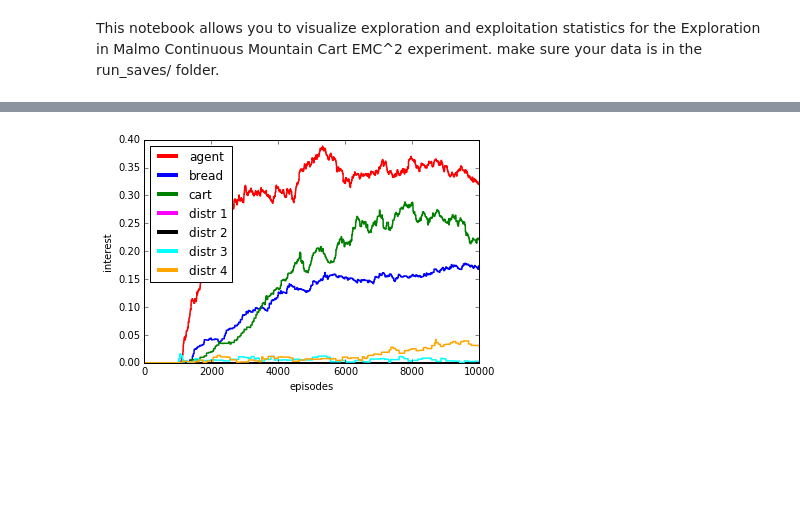
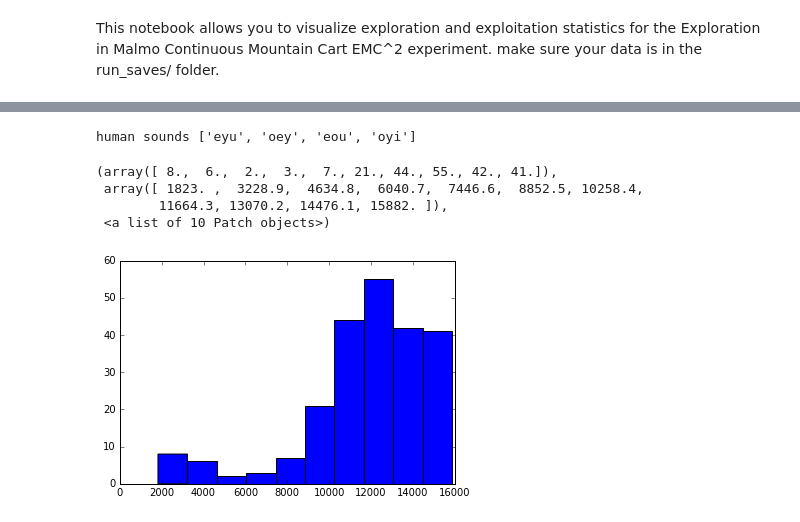
Before and after one commit to flowersteam/pobax_playground, a Jupyter notebook: notebooks/data_visualization.ipynb, the cells around one changed output, grey strips where cells are left out. Drawn from its saved outputs; the diff is of its cells as text; code cells hidden in the pictures; blank space fills up the shorter version.

```diff
--- a/notebooks/data_visualization.ipynb
+++ b/notebooks/data_visualization.ipynb
@@ -177,10 +163,0 @@ cart
-# %%
-short_labels = ['agent','bread','cart','distr 1','distr 2','distr 3', 'distr 4']
-
-# Plot interest curves:
-for i in range(nb_runs):
-    ints = saves[model_filenames[2]][i]['interests']
-    plot_interests(i, ints,legend=True,labels=short_labels)
-    #plt.savefig("d_legends_interests_"+str(i)+".pdf", bbox_inches='tight')
-# %% [output]
-[figure, removed]
@@ -222,0 +164,70 @@ print len()
+# %%
+import pickle
+from rospkg.rospack import RosPack
+import rospy
+from os.path import join
+
+# Sound config
+def compress_sound_traj(sound):
+    assert(len(sound) == 100)
+    f1s = sound[:50]
+    f3s = sound[50:]
+    return np.append(f1s[np.array([0, 12, 24, 37, 49])],f3s[np.array([0, 12, 24, 37, 49])])
+
+v_o = list(np.log2([500, 900]))
+v_y = list(np.log2([300, 1700]))
+v_u = list(np.log2([300, 800]))
+v_e = list(np.log2([400, 2200]))
+v_i = list(np.log2([300, 2300]))
+
+# Retrieve caregiver sounds and trajectories from json
+rospack = RosPack()
+with open(join(rospack.get_path('pobax_playground'), 'config', 'human_sounds.pickle')) as f:
+    full_human_motor_traj, full_human_sounds_traj  = pickle.load(f)
+human_sounds = full_human_sounds_traj.keys()
+rospy.loginfo('Voice node using the word %s for culbuto name' % human_sounds[0])
+
+vowels = dict(o=v_o, y=v_y, u=v_u, e=v_e, i=v_i)
+
+human_sounds = ['eyu', 'oey', 'eou', 'oyi']
+print "human sounds", human_sounds
+
+human_sounds_traj = dict()
+human_sounds_traj_std = dict()
+best_vocal_errors = {}
+best_vocal_errors_evolution = []
+for hs in human_sounds:
+    best_vocal_errors[hs] = 10.
+    human_sounds_traj[hs] = compress_sound_traj(full_human_sounds_traj[hs])
+    human_sounds_traj_std[hs] = [d - 8.5 for d in human_sounds_traj[hs][:5]] + [d - 10.25 for d in human_sounds_traj[hs][5:]]
+
+sound_tol = 0.4
+# %% [output]
+human sounds ['eyu', 'oey', 'eou', 'oyi']
+# %%
+# Plot culbuto name frequency
+def analysis_sound(sound):
+        #return human_sounds[2]
+        #print human_sounds_traj
+        for hs in human_sounds:
+            #sound = np.array([f[0] for f in diva_traj[[0, 12, 24, 37, 49]]] + [f[1] for f in diva_traj[[0, 12, 24, 37, 49]]])
+            error = np.linalg.norm(np.array(human_sounds_traj[hs]) - sound)
+            if error < sound_tol:
+                #print "***********Agent says", hs
+                return hs
+        return None
+
+culb_name_said = []
+for i,s in enumerate(sub_outcomes['agent_sound']['traj']):
+    #denormalize s
+    original_s = [d + 8.5 for d in s[:5]] + [d + 10.25 for d in s[5:]]
+    res = analysis_sound(original_s)
+    if res == 'eyu':
+        culb_name_said.append(i)
+plt.hist(culb_name_said)
+# %% [output]
+(array([ 8.,  6.,  2.,  3.,  7., 21., 44., 55., 42., 41.]),
+ array([ 1823. ,  3228.9,  4634.8,  6040.7,  7446.6,  8852.5, 10258.4,
+        11664.3, 13070.2, 14476.1, 15882. ]),
+ <a list of 10 Patch objects>)
+[figure, added]
```
Also changed, not shown: parts of 9 cells of this notebook, 1 other file.
